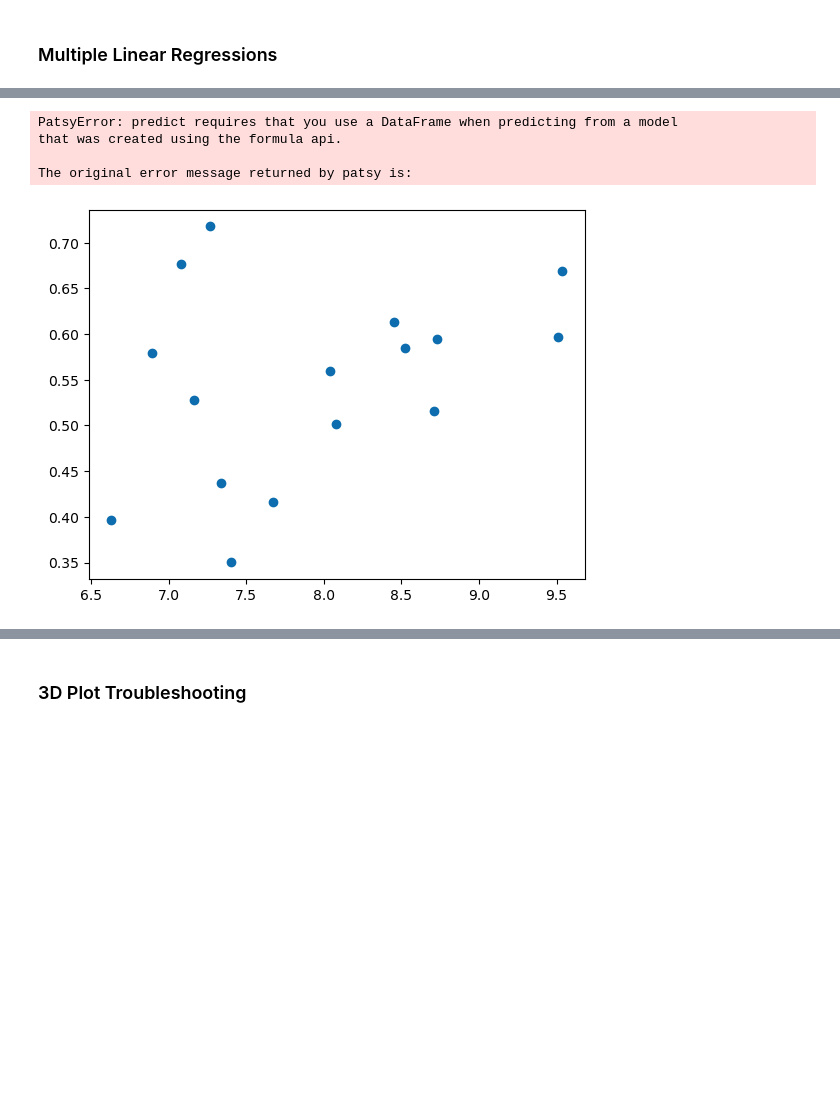
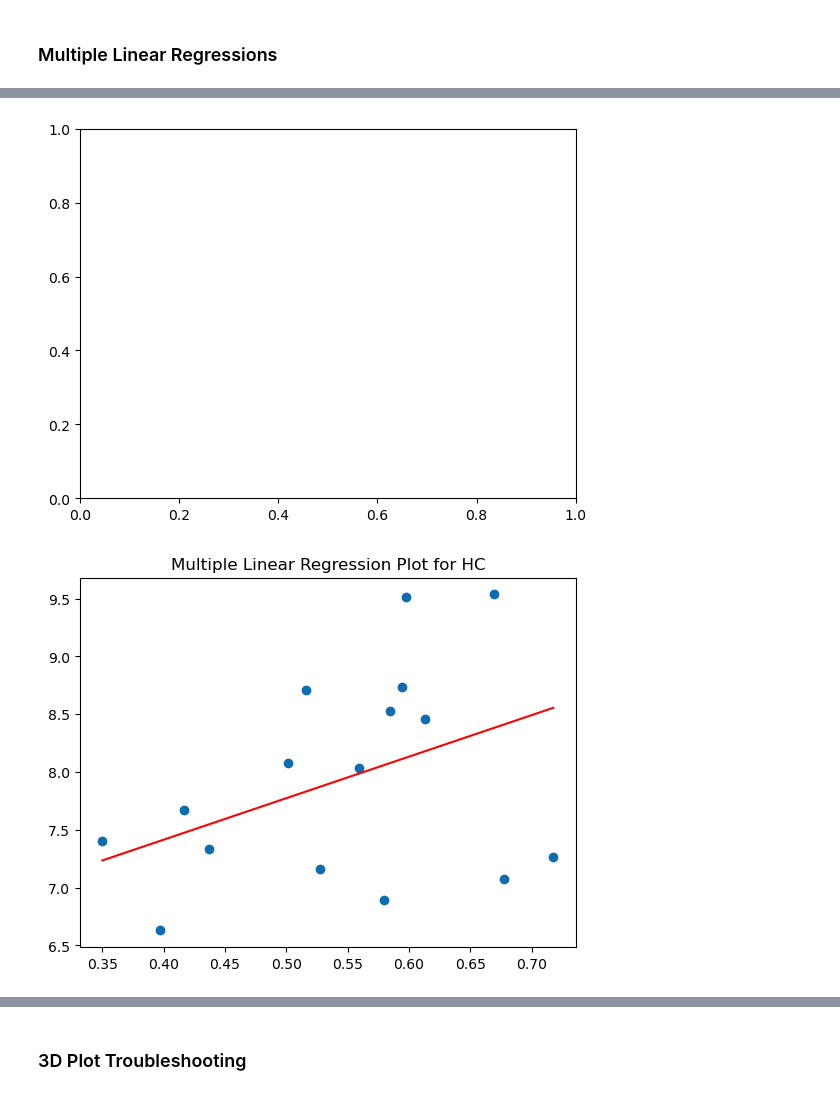
Before and after one commit to pecsok/glucest-rsfmri, a Jupyter notebook: motor_glu_pipeline/motor_figures.ipynb, the cells around one changed output, grey strips where cells are left out. Drawn from its saved outputs; the diff is of its cells as text; code cells hidden in the pictures; blank space fills up the shorter version.

```diff
--- a/motor_glu_pipeline/motor_figures.ipynb
+++ b/motor_glu_pipeline/motor_figures.ipynb
@@ -38,6 +38,7 @@ covariate_sex = 'sex'
 ### Data Trimming
 # %%
 # Standardize groups and keep only PSD or healthy
+
 grp_df['hstatus'] = grp_df['hstatus'].replace('NC', 'HC')
 grp_df['hstatus'] = grp_df['hstatus'].replace('PROR', 'PSY')
 grp_df['hstatus'] = grp_df['hstatus'].replace('PRO', 'PSY')
@@ -46,17 +47,17 @@ grp_df['hstatus'] = grp_df['hstatus'].replace('O', 'Other')
 grp_df['hstatus'] = grp_df['hstatus'].replace('Unknown', 'Other')
 grp_df['hstatus'] = grp_df['hstatus'].replace('MDD', 'Other')
 
-grp_df = grp_df.dropna(subset=['SomMot', 'avgCEST_SomMot', 'hstatus'])
-value_counts = grp_df['hstatus'].value_counts()
-print(value_counts)
+#Trim NaNs and by diagnosis; rename sex variable.
+grp_df = grp_df.dropna(subset=['avgCEST_SomMot', 'SomMot', 'hstatus']) #
+grp_df = grp_df[grp_df['hstatus'] != 'Other']
+grp_df['sex'] = np.where(grp_df['sex'] == 1, 'F', 'M')
 
 #Exclude tap-tot outliers, which are >2.5 standard deviations from the mean.
 grp_df = grp_df[grp_df['BBLID'] != 94703]
 grp_df = grp_df[grp_df['BBLID'] != 80557]
-#Trim by diagnosis; rename sex variable.
-grp_df = grp_df[grp_df['hstatus'] != 'Other']
-grp_df['sex'] = np.where(grp_df['sex'] == 1, 'F', 'M')
+
 value_counts = grp_df['hstatus'].value_counts()
+
 print(value_counts)
 print(grp_df)
 # %% [output]
@@ -373,52 +414,33 @@ The original error message returned by patsy is:
 
 
 # First, CEST vs FC regression:
-
 statuses = ['HC', 'PSY']
 # Create a figure outside the loop to have a single plot
 fig, ax = plt.subplots()
-print(network)
 
-for status in statuses:
-    graph_df = grp_df[grp_df['hstatus'] == status]
-    print(graph_df)
-    formula = f'{cestcol} ~ {network} + {covariate_age} + {covariate_sex}'
-    model = smf.ols(formula=formula, data=graph_df).fit()
-    print('CEST-FC Association in ' + status)
-    print(model.summary())
+for network in networks:
+    for status in statuses:
+        graph_df = grp_df[grp_df['hstatus'] == status]
 
-    # Plotting the regression line
-    ax.scatter(graph_df[cestcol], graph_df[network], label='Actual Data')
-    # Generate x values for the line
-    x_line = pd.DataFrame({cestcol: np.linspace(graph_df[cestcol].min(), graph_df[cestcol].max(), 100),
-                           covariate_age: np.mean(graph_df[covariate_age])})
-                            #covariate_age: np.linspace(graph_df[covariate_age].min(),graph_df[covariate_age].max(), 100)})  # Use mean value for the network variable
-    # Predictions for the regression line
-    y_line = model.predict(x_line)
-    # Plot the regression line
-    ax.plot(x_line[cestcol], y_line, color='red', label=f'Regression Line (Status: {status})')
+        formula = f'{cestcol} ~ {network} + {covariate_age}'
+        model = smf.ols(formula=formula, data=graph_df).fit()
+        print('CEST-FC Association in ' + status)
+        print(model.summary())
 
-ax.set_xlabel(cestcol)
-ax.set_ylabel(CNB_score)
-ax.set_title('Multiple Linear Regression Plot for ' + CNB_score + ' & ' + network)
-ax.legend()
-plt.show()
-
-
-
-          # Plotting the regression line
         fig, ax = plt.subplots()
-        ax.scatter(graph_df[cestcol], graph_df[CNB_score], label='Actual Data')
+        ax.scatter(graph_df[network], graph_df[cestcol], label='Actual Data')
         # Generate x values for the line
-        x_line = pd.DataFrame({cestcol: np.linspace(graph_df[cestcol].min(), graph_df[cestcol].max(), 100),
-                               network: np.mean(graph_df[network])})  # Use mean value for the network variable
+        x_line = pd.DataFrame({network: np.linspace(graph_df[network].min(), graph_df[network].max(), 100),
+                               covariate_age: np.mean(graph_df[covariate_age])})  # Use mean value for the network variable
         # Predictions for the regression line
         y_line = model.predict(x_line)
         # Plot the regression line
-        ax.plot(x_line[cestcol], y_line, color='red', label='Regression Line')
-        ax.set_xlabel(cestcol)
-        ax.set_ylabel(CNB_score)
-        ax.set_title('Multiple Linear Regression Plot for ' + CNB_score + ' & ' + network)
-        ax.legend()
-        plt.show()
+        ax.plot(x_line[network], y_line, color='red', label='Regression Line for ' + status)
+        ax.set_title('Multiple Linear Regression Plot for ' + status)
+
+    ax.set_xlabel(network)
+    ax.set_ylabel(cestcol)
+
+    ax.legend()
+    plt.show()
 # %% [output]
@@ -438,9 +460,6 @@ SomMot
 ==============================================================================
 
 Notes:
 [1] Standard Errors assume that the covariance matrix of the errors is correctly specified.
-PatsyError: predict requires that you use a DataFrame when predicting from a model
-that was created using the formula api.
-
-The original error message returned by patsy is:
-[figure, old version]
+[figure, new version]
+[figure, added]
```
Also changed, not shown: parts of 8 cells of this notebook, 2 other files.
